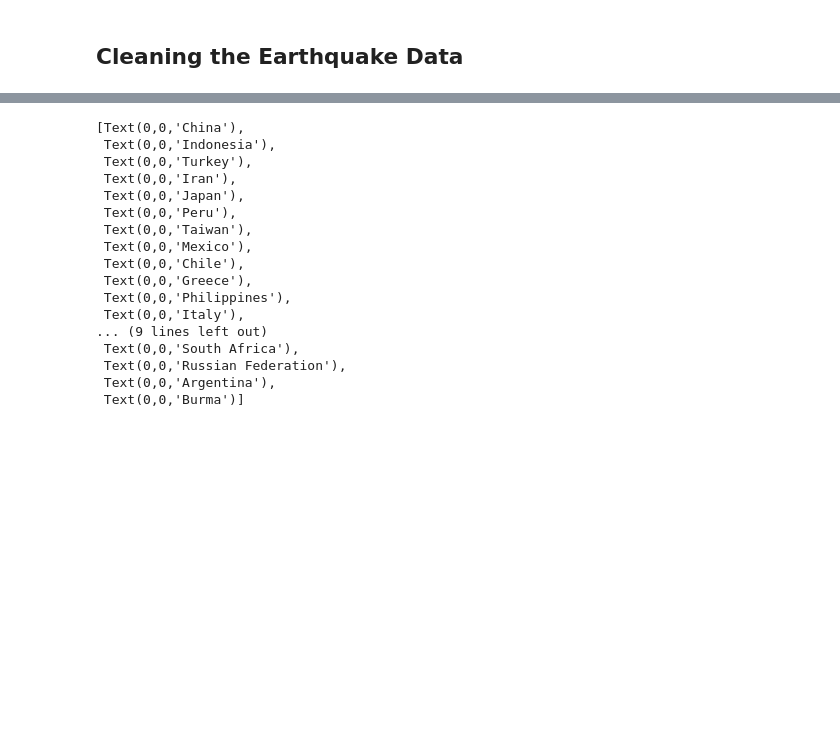
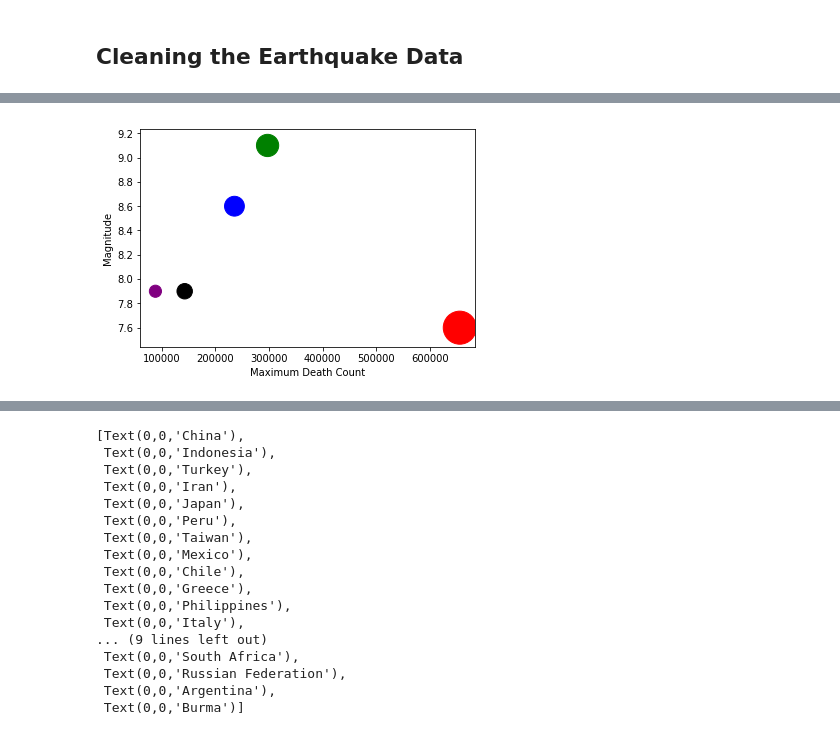
Before and after one commit to smitamisra/StrikingRobo_Earthquakes, a Jupyter notebook: Refactor1.ipynb, the cells around one changed output, grey strips where cells are left out. Drawn from its saved outputs; the diff is of its cells as text; code cells hidden in the pictures; blank space fills up the shorter version.

```diff
--- a/Refactor1.ipynb
+++ b/Refactor1.ipynb
@@ -170,0 +224,15 @@ earthquakes["Max_Deaths"] = subdf.max(axis = 1)
+# %%
+Death_top5 = earthquakes.sort_values('Max_Deaths',ascending=False).head(5)
+# %%
+# Base size of dots based on frequency
+np_death = np.array(Death_top5['Max_Deaths'])
+np_death = np_death / 600
+
+plt.scatter(Death_top5['Max_Deaths'], Death_top5['Mag_Value'], s=np_death, c=['red', 'green', 'blue', 'black', 'purple'], label='Country')
+
+plt.xlabel('Maximum Death Count')
+plt.ylabel('Magnitude')
+
+plt.show()
+# %% [output]
+[figure, added]
```
Also changed, not shown: parts of 25 cells of this notebook, 1 other file.
